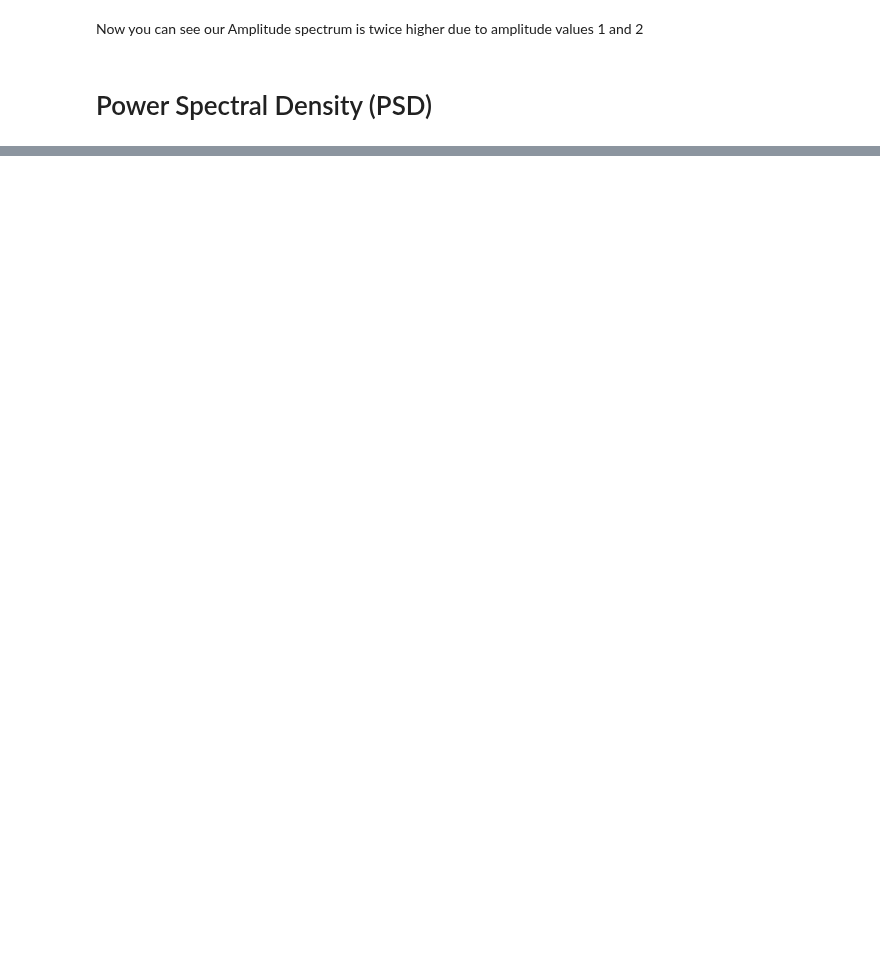
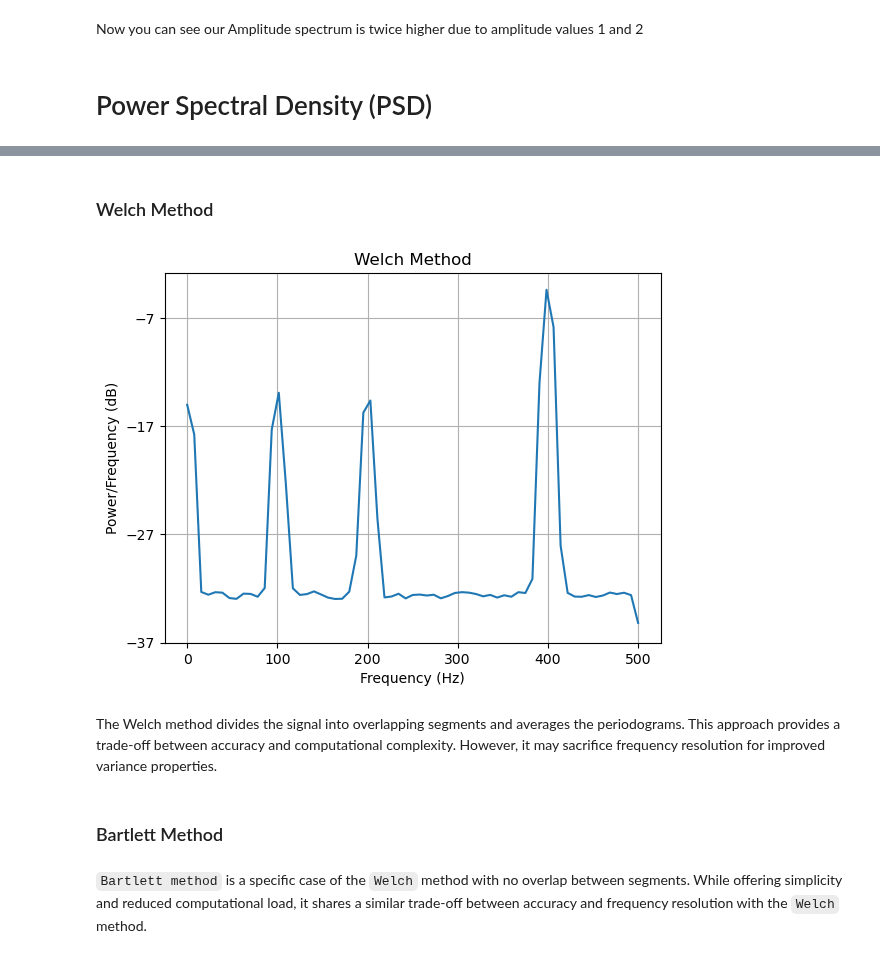
Before and after one commit to johnwslee/Data_Science_Libraries, a Jupyter notebook: Predictive_Maintenance/3_Medium_Wave_Data_Feature_Engineering_(Part_2).ipynb, the cells around one changed output, grey strips where cells are left out. Drawn from its saved outputs; the diff is of its cells as text; code cells hidden in the pictures; blank space fills up the shorter version.

```diff
--- a/Predictive_Maintenance/3_Medium_Wave_Data_Feature_Engineering_(Part_2).ipynb
+++ b/Predictive_Maintenance/3_Medium_Wave_Data_Feature_Engineering_(Part_2).ipynb
@@ -242,0 +257,34 @@ Now you can see our Amplitude spectrum is twice higher due to amplitude values 1
+# %%
+frequency = 200
+amplitude = 1
+t6, vibration_signal_6 = generate_vibration_signal(
+    duration, sampling_rate, frequency, amplitude, noise_level, max_wear, wear_threshold
+)
+# %%
+frequency = 400
+amplitude = 3
+t7, vibration_signal_7 = generate_vibration_signal(
+    duration, sampling_rate, frequency, amplitude, noise_level, max_wear, wear_threshold
+)
+# %%
+combined_signal2 = vibration_signal_5 + vibration_signal_6 + vibration_signal_7
+# %% [markdown]
+### Welch Method
+# %%
+def welch_method(signal, segment_size=128, overlap=64):
+    f, Pxx = plt.psd(signal, NFFT=segment_size, Fs=sampling_rate, noverlap=overlap)
+    plt.title("Welch Method")
+    plt.xlabel("Frequency (Hz)")
+    plt.ylabel("Power/Frequency (dB)")
+    plt.show()
+    return f, Pxx
+# %%
+freq_welch, P_welch = welch_method(combined_signal2)
+# %% [output]
+[figure, added]
+# %% [markdown]
+The Welch method divides the signal into overlapping segments and averages the periodograms. This approach provides a trade-off between accuracy and computational complexity. However, it may sacrifice frequency resolution for improved variance properties.
+# %% [markdown]
+### Bartlett Method
+# %% [markdown]
+`Bartlett method` is a specific case of the `Welch` method with no overlap between segments. While offering simplicity and reduced computational load, it shares a similar trade-off between accuracy and frequency resolution with the `Welch` method.
```
Also changed, not shown: parts of 31 cells of this notebook.
